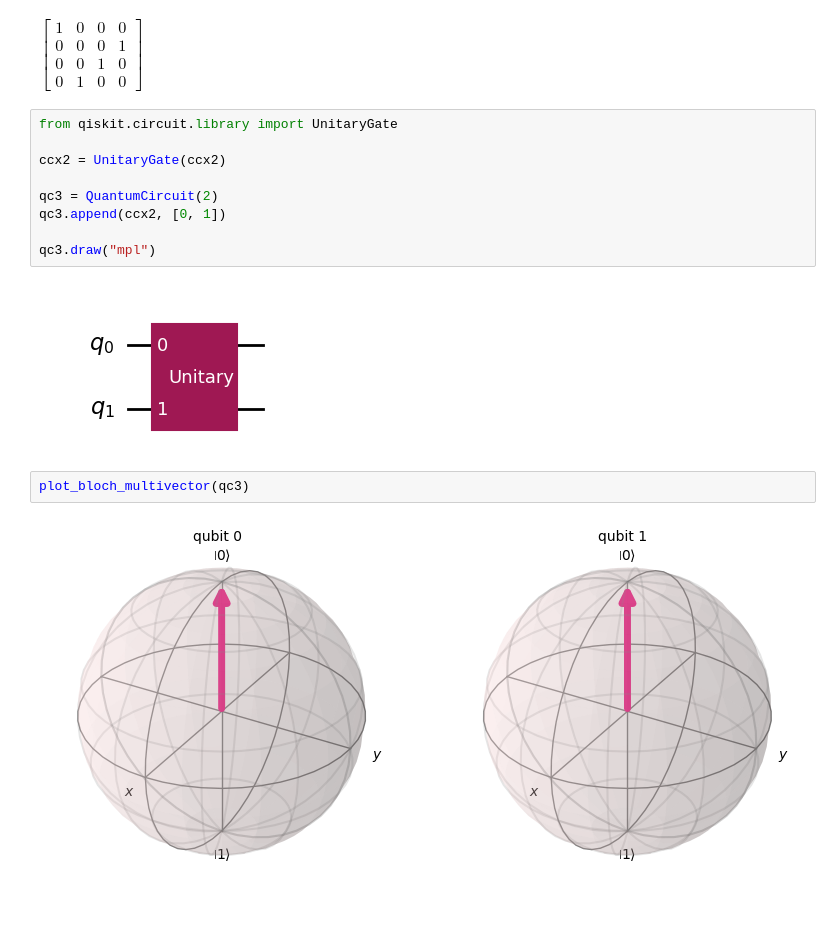
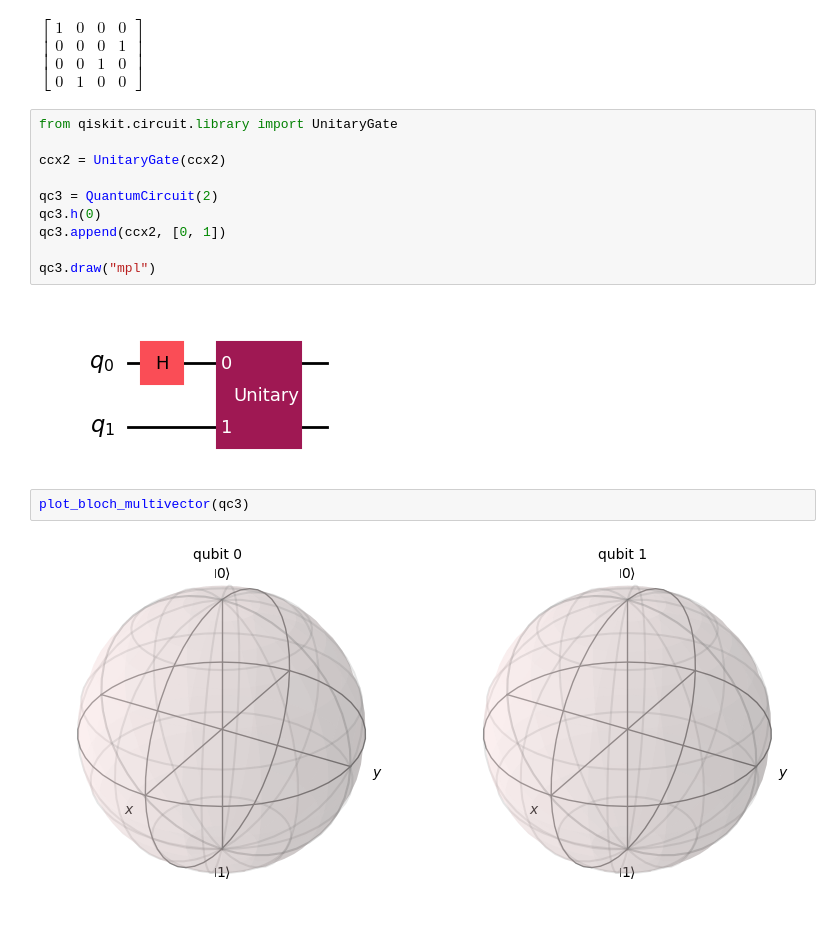
Before and after one commit to LTJ508/Quantum_Computing, a Jupyter notebook: Qiskit Practice/Qiskit Practice for CSE 499A/RA_Lecture-01.ipynb, the cells around one changed output. Cells and saved outputs as stored; diff of their text form.

```diff
--- a/Qiskit Practice/Qiskit Practice for CSE 499A/RA_Lecture-01.ipynb
+++ b/Qiskit Practice/Qiskit Practice for CSE 499A/RA_Lecture-01.ipynb
@@ -97,15 +114,16 @@ $\displaystyle \left[\begin{matrix}1 & 0 & 0 & 0\\0 & 0 & 0 & 1\\0 & 0 & 1 & 0\\
 # %%
 from qiskit.circuit.library import UnitaryGate
 
 ccx2 = UnitaryGate(ccx2)
 
 qc3 = QuantumCircuit(2)
+qc3.h(0)
 qc3.append(ccx2, [0, 1])
 
 qc3.draw("mpl")
 # %% [output]
-[figure, old version]
+[figure, new version]
 # %%
 plot_bloch_multivector(qc3)
 # %% [output]
-[figure, old version]
+[figure, new version]
```
Also changed, not shown: parts of 23 cells of this notebook.
